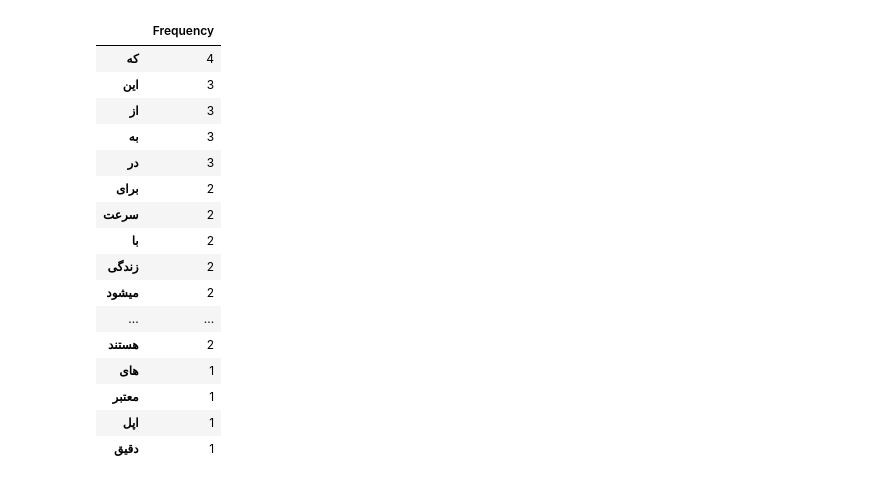
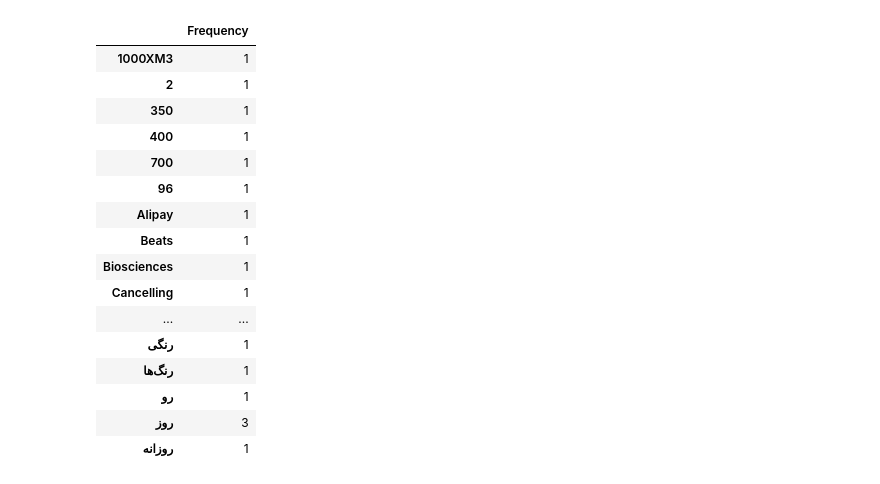
Before and after one commit to NoSkillMan/TabUni, a Jupyter notebook: NLP/Main.ipynb, the cells around one changed output. Drawn from its saved outputs; the diff is of its cells as text; code cells hidden in the pictures.

```diff
--- a/NLP/Main.ipynb
+++ b/NLP/Main.ipynb
@@ -11,16 +12,6 @@ for root, dirs, files in os.walk(corpus_path):
         if '.txt' in file:
             path = os.path.join(root, file)
             with open(path, 'r', encoding="utf8") as fp:
-                doc = fp.readlines()[0]
+                doc = fp.read().replace('\n', '')
             key = file.replace('.txt', '')
             corpus[key] = doc
-
-corpus = SimpleCorpusProcessor(corpus, remove_marks=True)
-tf = corpus.TermFrequencies()
-# tf.to_csv(pwd + '/TermFrequencies.csv', encoding='utf-8')
-
-df = corpus.DocumentFrequencies()
-# df.to_csv(pwd + '/DocumentFreguencies.csv', encoding='utf-8')
-
-tfidf = corpus.TFIDF()
-# df.to_csv(pwd + '/TFIDF.csv', encoding='utf-8')
@@ -27,3 +35,5 @@ tfidf = corpus.TFIDF()
+# %%
+pd.set_option('display.max_rows', None)
 # %%
 print(list(tf.columns))
 # %% [output]
@@ -47,20 +61,20 @@ tf.sort_values(list(tf.columns))
 # %%
-df.head(20)
+df
 # %% [output]
 |  | Frequency |
-| که | 4 |
-| این | 3 |
-| از | 3 |
-| به | 3 |
-| در | 3 |
-| برای | 2 |
-| سرعت | 2 |
-| با | 2 |
-| زندگی | 2 |
-| میشود | 2 |
+| 1000XM3 | 1 |
+| 2 | 1 |
+| 350 | 1 |
+| 400 | 1 |
+| 700 | 1 |
+| 96 | 1 |
+| Alipay | 1 |
+| Beats | 1 |
+| Biosciences | 1 |
+| Cancelling | 1 |
 | ... | ... |
-| هستند | 2 |
-| های | 1 |
-| معتبر | 1 |
-| اپل | 1 |
-| دقیق | 1 |
+| رنگی | 1 |
+| رنگ‌ها | 1 |
+| رو | 1 |
+| روز | 3 |
+| روزانه | 1 |
```
Also changed, not shown: parts of 7 cells of this notebook, 11 other files.
